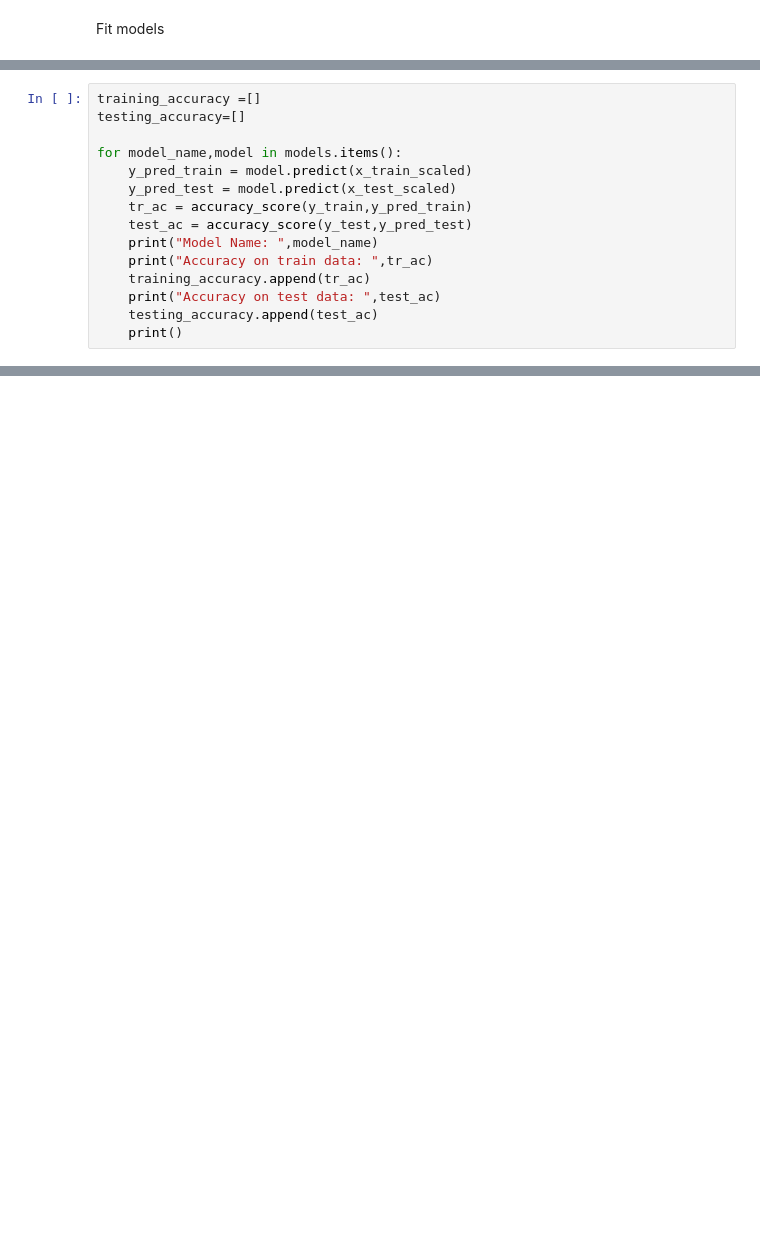
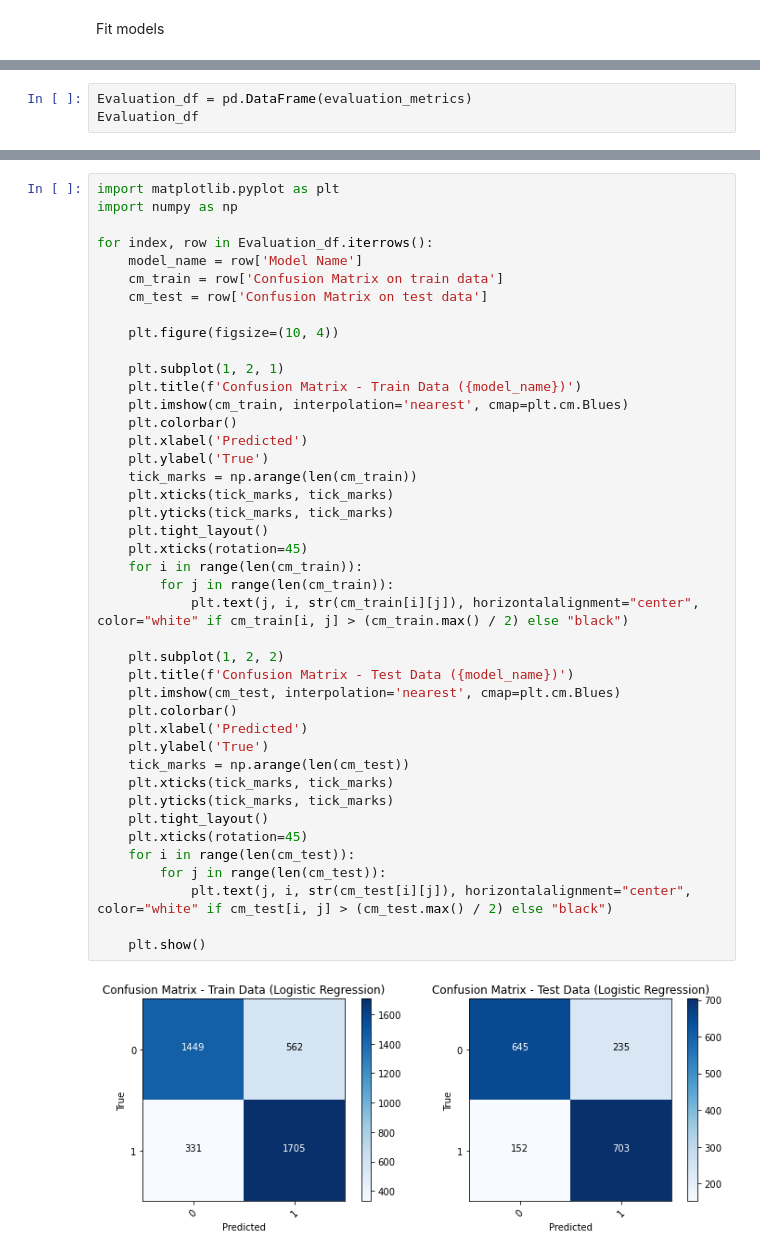
Before and after one commit to Muhammad-Hamza-Khan-03/Ecommerce-Company-Customer-Churn-Predicton, a Jupyter notebook: Model.ipynb, the cells around one changed output, grey strips where cells are left out. Drawn from its saved outputs; the diff is of its cells as text; blank space fills up the shorter version.

Commit message:
Improved Accuracy by applying more models and gridsearchcv

```diff
--- a/Model.ipynb
+++ b/Model.ipynb
@@ -101,15 +116,0 @@ for model_name,model in models.items():
-# %%
-training_accuracy =[]
-testing_accuracy=[]
-
-for model_name,model in models.items():
-    y_pred_train = model.predict(x_train_scaled)
-    y_pred_test = model.predict(x_test_scaled)
-    tr_ac = accuracy_score(y_train,y_pred_train)
-    test_ac = accuracy_score(y_test,y_pred_test)
-    print("Model Name: ",model_name)
-    print("Accuracy on train data: ",tr_ac)
-    training_accuracy.append(tr_ac)
-    print("Accuracy on test data: ",test_ac)
-    testing_accuracy.append(test_ac)
-    print()
@@ -138,0 +163,3 @@ KeyError: 0
+# %%
+Evaluation_df = pd.DataFrame(evaluation_metrics)
+Evaluation_df
@@ -138,0 +176,44 @@ KeyError: 0
+# %%
+import matplotlib.pyplot as plt
+import numpy as np
+
+for index, row in Evaluation_df.iterrows():
+    model_name = row['Model Name']
+    cm_train = row['Confusion Matrix on train data']
+    cm_test = row['Confusion Matrix on test data']
+
+    plt.figure(figsize=(10, 4))
+
+    plt.subplot(1, 2, 1)
+    plt.title(f'Confusion Matrix - Train Data ({model_name})')
+    plt.imshow(cm_train, interpolation='nearest', cmap=plt.cm.Blues)
+    plt.colorbar()
+    plt.xlabel('Predicted')
+    plt.ylabel('True')
+    tick_marks = np.arange(len(cm_train))
+    plt.xticks(tick_marks, tick_marks)
+    plt.yticks(tick_marks, tick_marks)
+    plt.tight_layout()
+    plt.xticks(rotation=45)
+    for i in range(len(cm_train)):
+        for j in range(len(cm_train)):
+            plt.text(j, i, str(cm_train[i][j]), horizontalalignment="center", color="white" if cm_train[i, j] > (cm_train.max() / 2) else "black")
+
+    plt.subplot(1, 2, 2)
+    plt.title(f'Confusion Matrix - Test Data ({model_name})')
+    plt.imshow(cm_test, interpolation='nearest', cmap=plt.cm.Blues)
+    plt.colorbar()
+    plt.xlabel('Predicted')
+    plt.ylabel('True')
+    tick_marks = np.arange(len(cm_test))
+    plt.xticks(tick_marks, tick_marks)
+    plt.yticks(tick_marks, tick_marks)
+    plt.tight_layout()
+    plt.xticks(rotation=45)
+    for i in range(len(cm_test)):
+        for j in range(len(cm_test)):
+            plt.text(j, i, str(cm_test[i][j]), horizontalalignment="center", color="white" if cm_test[i, j] > (cm_test.max() / 2) else "black")
+
+    plt.show()
+# %% [output]
+[figure, added]
```
Also changed, not shown: parts of 17 cells of this notebook, 2 other files.
